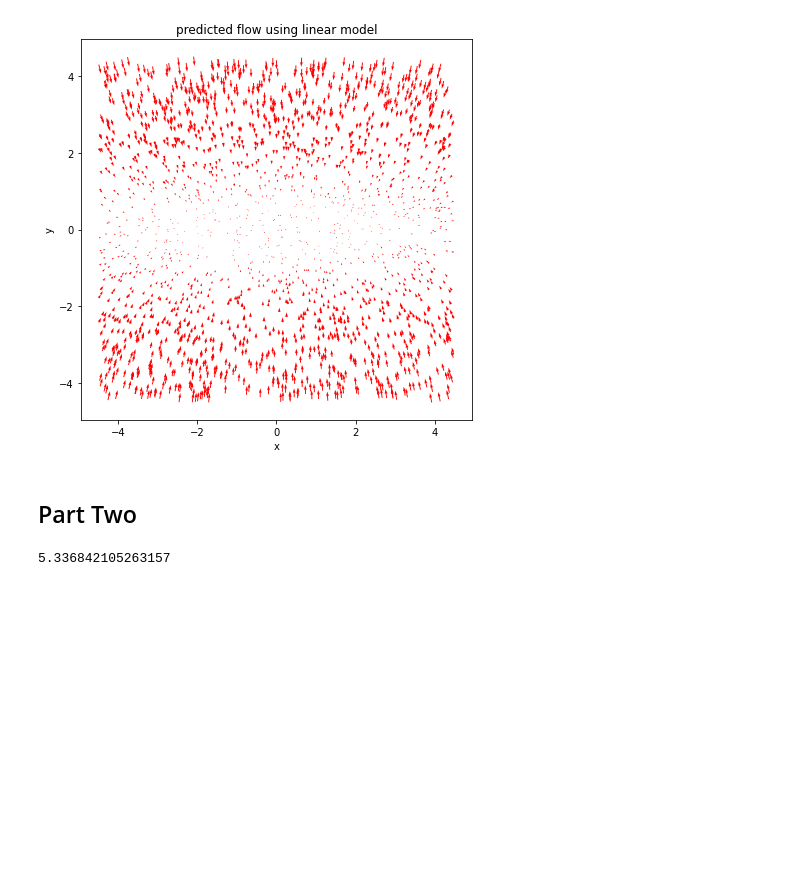
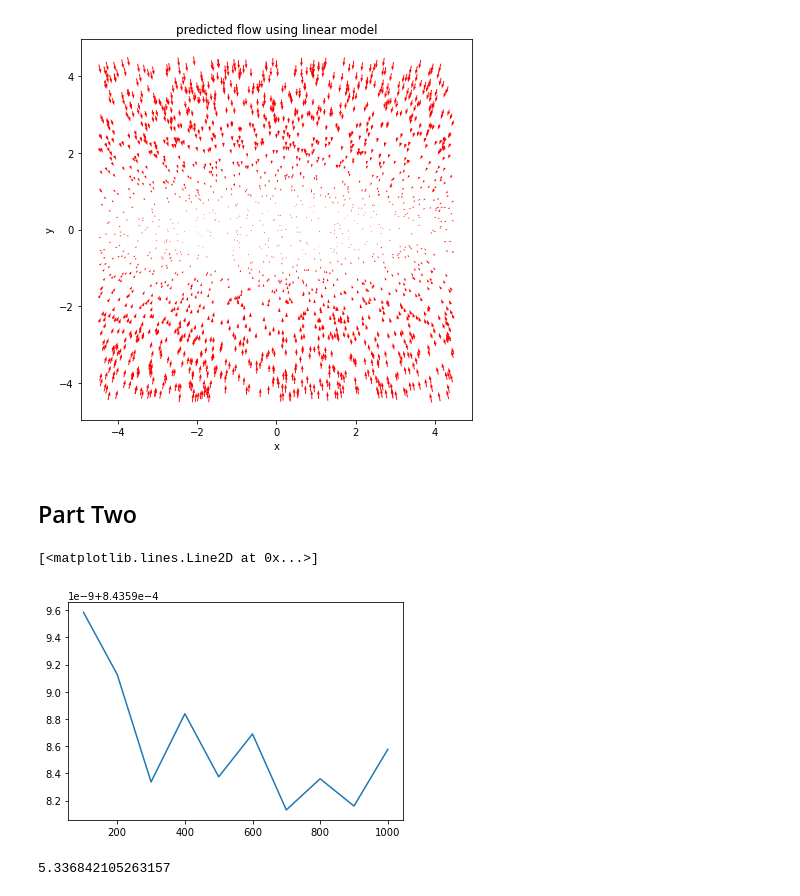
Before and after one commit to ge96rox/MLCMS05, a Jupyter notebook: task3.ipynb, the cells around one changed output. Saved outputs shown, nothing was run; the diff lists cells and outputs as text; code cells hidden in the pictures; blank space fills up the shorter version.

Commit message:
task3: search for best L

```diff
--- a/task3.ipynb
+++ b/task3.ipynb
@@ -33,3 +35,10 @@ ax1.legend()
 # %% [output]
 <matplotlib.legend.Legend at 0x...>
 [figure]
+# %%
+delta_t_list = np.arange(0.05, 0.15, 0.01)
+mse_list, a_list, min_delta_t, A = find_best_eps_linear_vf(x0_data, x1_data, approx_linear_func,delta_t_list)
+# %%
+print(min_delta_t)
+delta_t = min_delta_t
+v_data = (x1_data - x0_data) / delta_t
@@ -79,4 +90,10 @@ Text(0.5, 1.0, 'predicted flow using linear model')
 [figure]
 # %% [markdown]
 ## Part Two
+# %%
+idx_list, mse_list = find_best_l_nonlinear_vf(x0_data, x1_data, v_data, delta_t, nr)
+plt.plot(idx_list, mse_list)
+# %% [output]
+[<matplotlib.lines.Line2D at 0x...>]
+[figure, added]
 # %%
```
Also changed, not shown: parts of 7 cells of this notebook, 1 other file.
